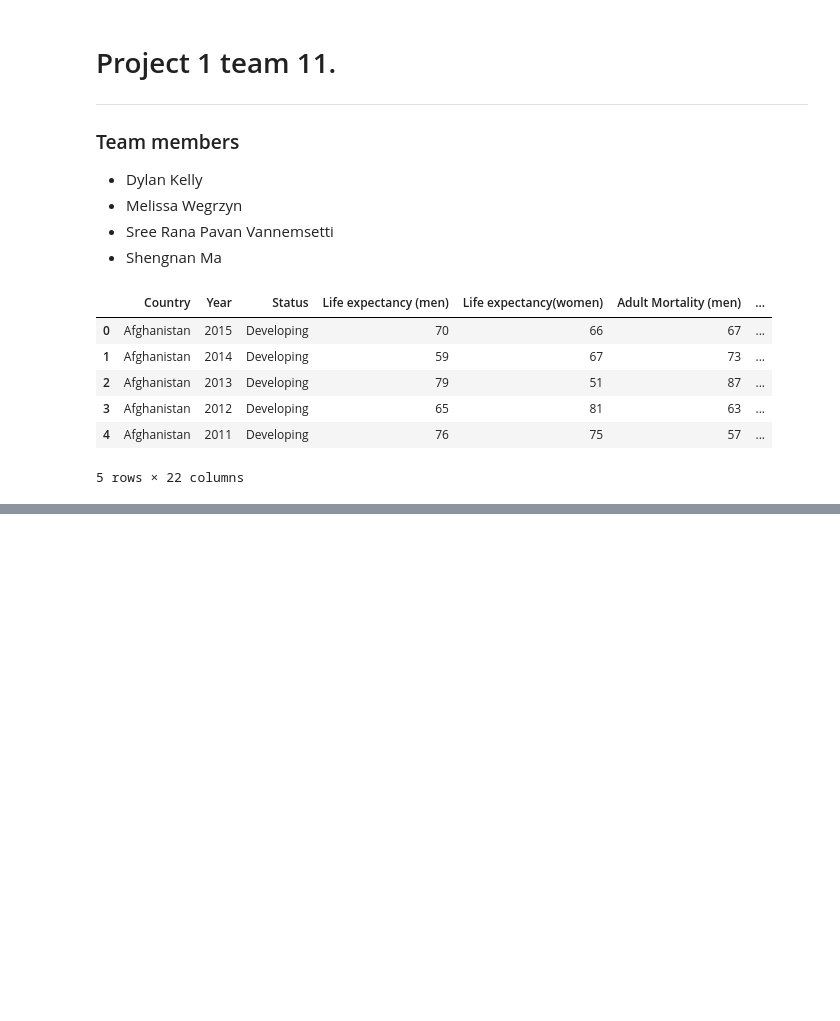
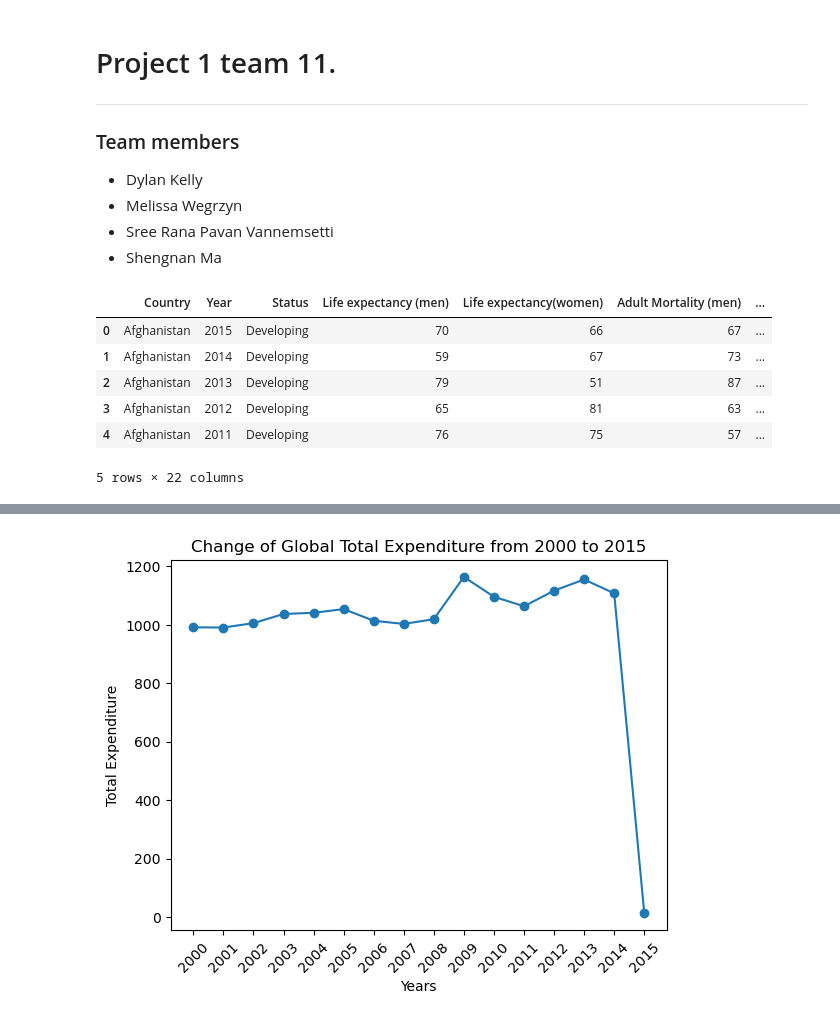
Before and after one commit to msncn/scs-pj1-team11, a Jupyter notebook: pj1_team11.ipynb, the cells around one changed output, grey strips where cells are left out. Cells and saved outputs as stored; diff of their text form; code cells hidden in the pictures; blank space fills up the shorter version.

```diff
--- a/pj1_team11.ipynb
+++ b/pj1_team11.ipynb
@@ -36,0 +93,15 @@ life_expectency.head()
+# %%
+# 2a. Global Yearly Summery Graphs Shengnan
+# Graph for the global change of total expenditure over 15 years
+plt.plot(life_expectancy_yearly.index, life_expectancy_yearly["Total expenditure"], marker = "o")
+
+plt.xticks((range(2000, 2016)))
+plt.xticks(rotation=45)
+
+plt.title("Change of Global Total Expenditure from 2000 to 2015")
+plt.xlabel("Years")
+plt.ylabel("Total Expenditure")
+
+plt.show()
+# %% [output]
+[figure, added]
```
Also changed, not shown: parts of 9 cells of this notebook.
